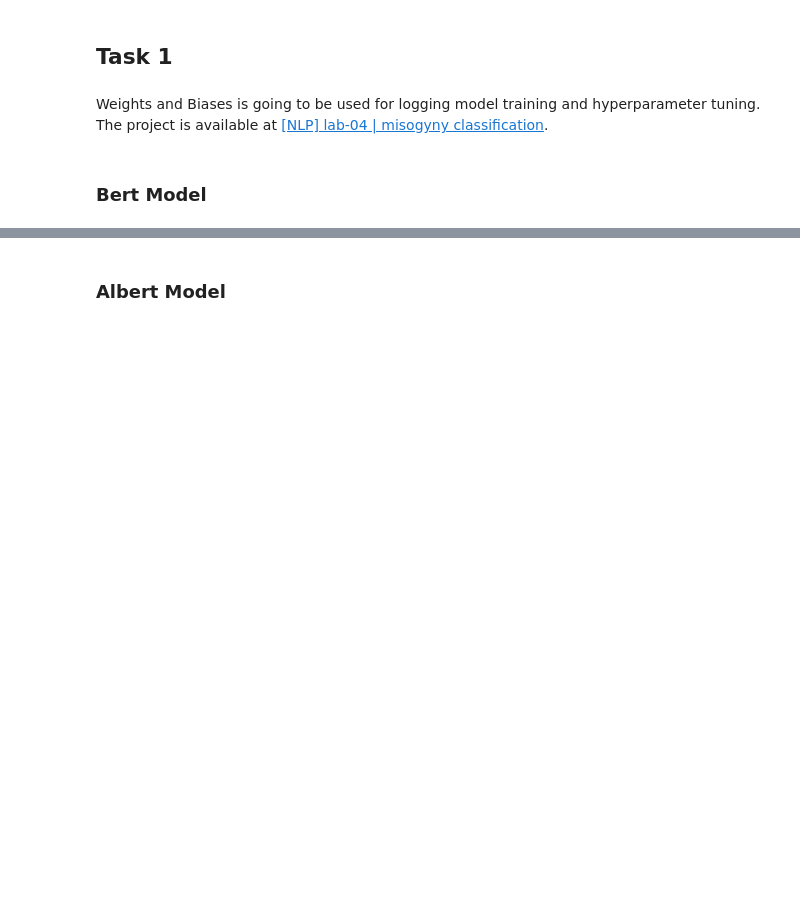
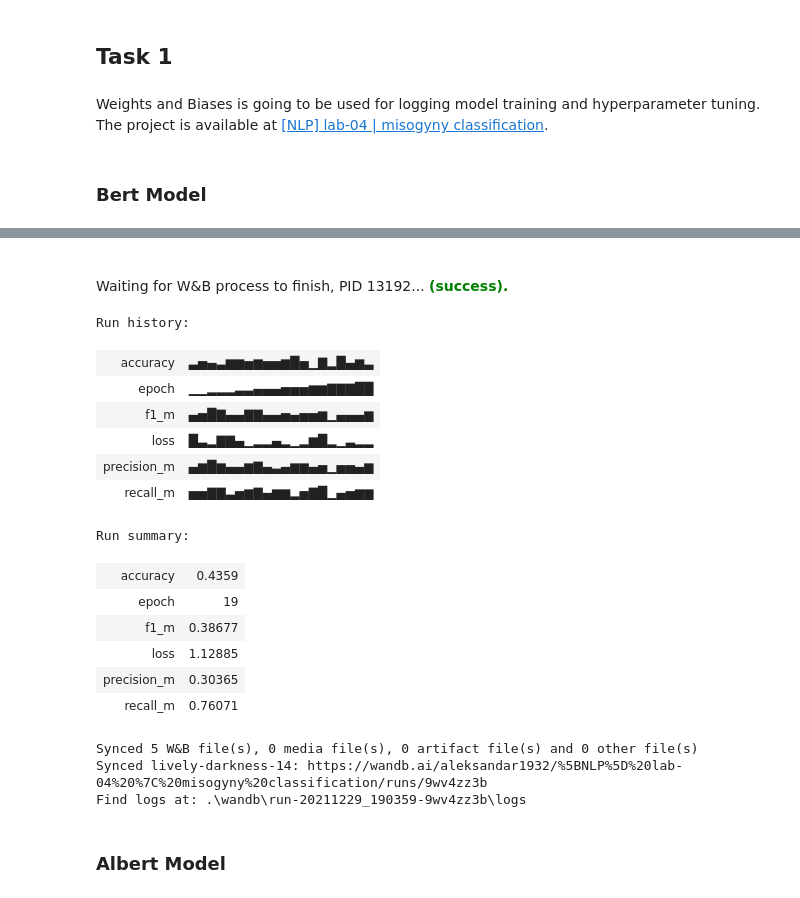
Before and after one commit to Aleksandar1932/NLP_2021, a Jupyter notebook: Laboratory Exercises/4/Misogeny Classification.ipynb, the cells around one changed output, grey strips where cells are left out. Cells and saved outputs as stored; diff of their text form; code cells hidden in the pictures; blank space fills up the shorter version.

Commit message:
[LAB-WIP] Complete Task 1

```diff
--- a/Laboratory Exercises/4/Misogeny Classification.ipynb
+++ b/Laboratory Exercises/4/Misogeny Classification.ipynb
@@ -66,5 +68,5 @@ from tensorflow.keras.losses import binary_crossentropy
 
 run = wandb.init(project=WANDB_PROJECT_NAME, job_type="training")
 # %%
-model, train_input_ids, train_attention_masks, test_input_ids, test_attention_masks = get_model_and_data(TFBertForSequenceClassification, 4, X_train, X_test)
+model, train_input_ids, train_attention_masks, test_input_ids, test_attention_masks = get_model_and_data(TFBertForSequenceClassification, 2, X_train, X_test)
 # %% [output]
@@ -81,5 +79,5 @@ You should probably TRAIN this model on a down-stream task to be able to use it
 # %%
 model.summary()
 model.compile(optimizer=Adam(learning_rate=0.01),
-                                  loss=binary_crossentropy,
+                                  loss=hinge,
                                   metrics=['accuracy', f1_m,precision_m, recall_m])
@@ -86,4 +100,8 @@ model.compile(optimizer=Adam(learning_rate=0.01),
 # %%
+if not is_gpu_available():
+    print("No GPU found. Using CPU")
+
 model.fit([np.array(train_input_ids), np.array(train_attention_masks)],
-          np.array(y_train_task1), batch_size=70, epochs=2, verbose=2,
-          callbacks=[WandbCallback()])
+          np.array(y_train_task1),batch_size=10, epochs=20, verbose=2,
+          callbacks=[WandbCallback()]
+          )
@@ -90,4 +127,5 @@ model.fit([np.array(train_input_ids), np.array(train_attention_masks)],
 # %%
 model.evaluate([np.array(test_input_ids), np.array(
-    test_attention_masks)], np.array(y_test_task1), batch_size=70, verbose=2)
+    test_attention_masks)], np.array(y_test_task1), batch_size=2, verbose=2)
 run.finish()
+# %% [output]
@@ -94,2 +133,20 @@ run.finish()
+Waiting for W&B process to finish, PID 13192... (success).
+Run history:
+| accuracy | ▃▅▄▃▆▆▅▆▅▅▆█▅▁▇▂█▄▆▃ |
+| epoch | ▁▁▂▂▂▃▃▄▄▄▅▅▅▆▆▇▇▇██ |
+| f1_m | ▄▅█▇▄▄▇▇▄▄▅▄▅▅▆▁▄▄▄▆ |
+| loss | █▃▂▇▇▄▁▂▂▄▂▁▂▆█▂▁▃▂▂ |
+| precision_m | ▄▆█▆▄▄▆▇▄▃▄▆▆▄▅▁▅▅▄▆ |
+| recall_m | ▅▅▇▇▃▅▆▇▄▆▆▂▅▇█▁▄▅▆▆ |
+Run summary:
+| accuracy | 0.4359 |
+| epoch | 19 |
+| f1_m | 0.38677 |
+| loss | 1.12885 |
+| precision_m | 0.30365 |
+| recall_m | 0.76071 |
+Synced 5 W&B file(s), 0 media file(s), 0 artifact file(s) and 0 other file(s)
+Synced lively-darkness-14: https://wandb.ai/aleksandar1932/%5BNLP%5D%20lab-04%20%7C%20misogyny%20classification/runs/9wv4zz3b
+Find logs at: .\wandb\run-20211229_190359-9wv4zz3b\logs
 # %% [markdown]
 ### Albert Model
```
Also changed, not shown: parts of 14 cells of this notebook, 1 other file.
